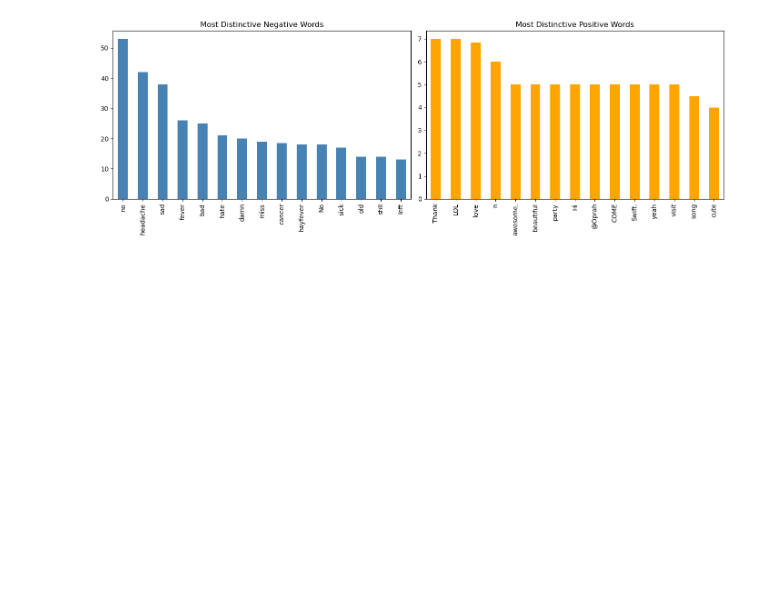
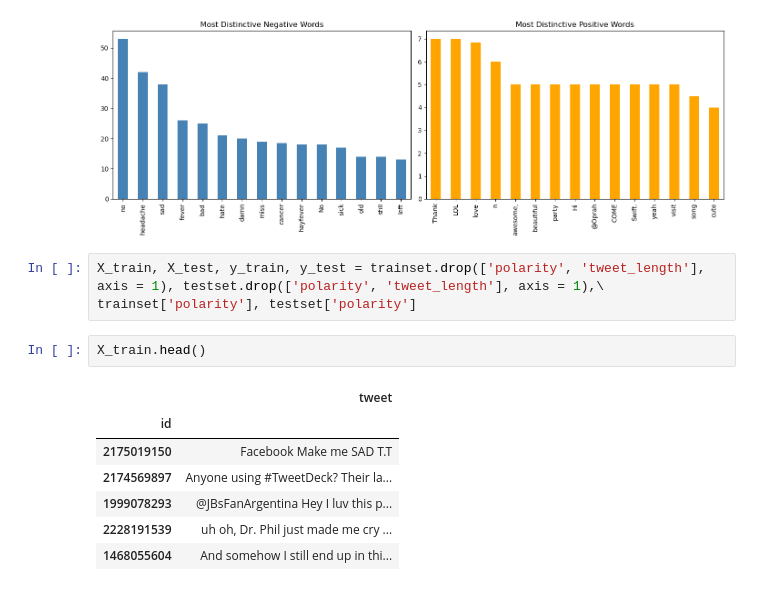
Before and after one commit to KCristopher/SentimentAnalysis, a Jupyter notebook: AnalyzeSentiment.ipynb, the cells around one changed output. Drawn from its saved outputs; the diff is of its cells as text; blank space fills up the shorter version.

Commit message:
Split X and y data after EDA. Import and test SentimentIntensityAnalyzer

```diff
--- a/AnalyzeSentiment.ipynb
+++ b/AnalyzeSentiment.ipynb
@@ -371,3 +379,16 @@ plt.tight_layout()
 plt.show()
 # %% [output]
 [figure]
+# %%
+X_train, X_test, y_train, y_test = trainset.drop(['polarity', 'tweet_length'], axis = 1), testset.drop(['polarity', 'tweet_length'], axis = 1),\
+trainset['polarity'], testset['polarity']
+# %%
+X_train.head()
+# %% [output]
+|  | tweet |
+| id |  |
+| 2175019150 | Facebook Make me SAD T.T |
+| 2174569897 | Anyone using #TweetDeck? Their la... |
+| 1999078293 | @JBsFanArgentina Hey I luv this p... |
+| 2228191539 | uh oh, Dr. Phil just made me cry ... |
+| 1468055604 | And somehow I still end up in thi... |
```
Also changed, not shown: parts of 7 cells of this notebook.
